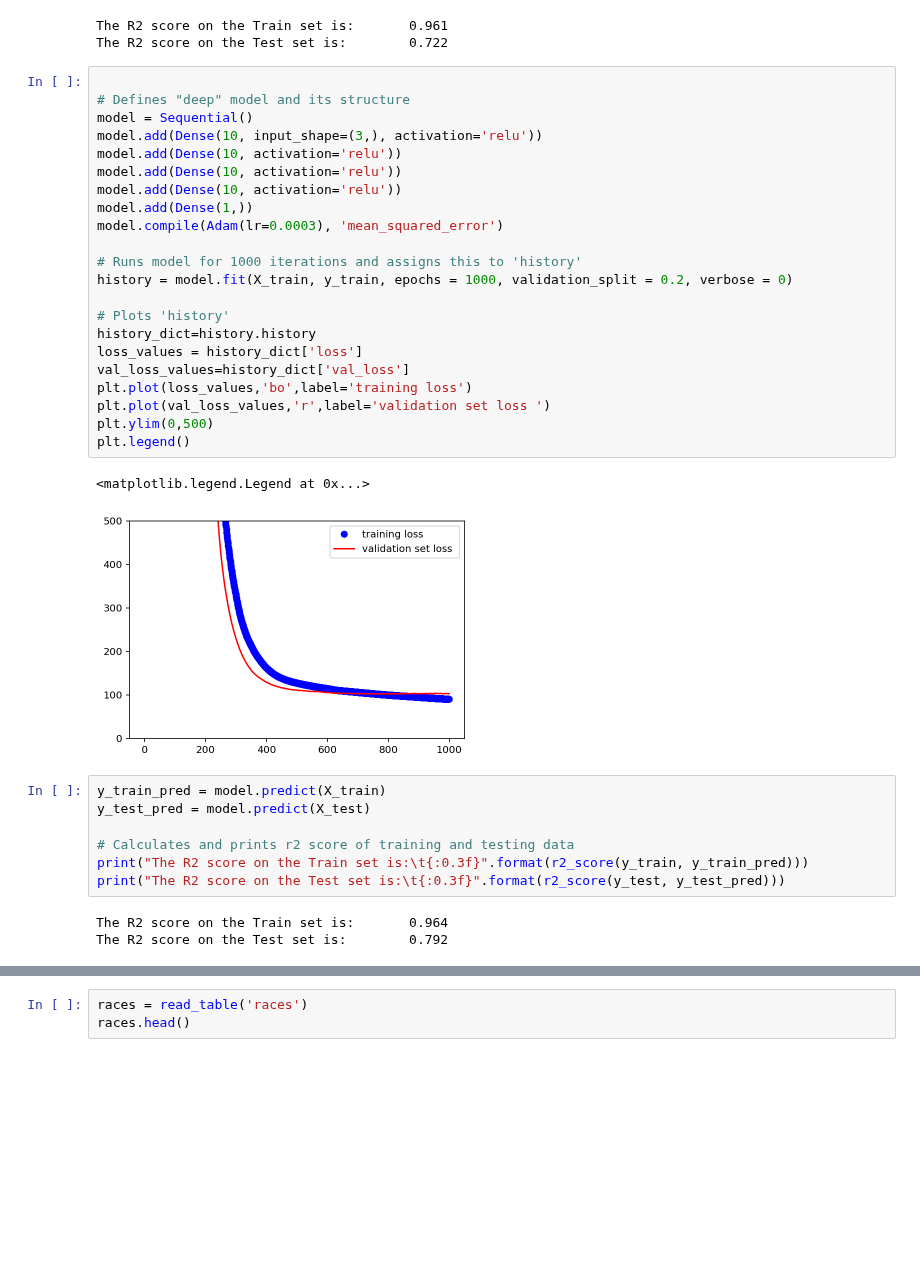
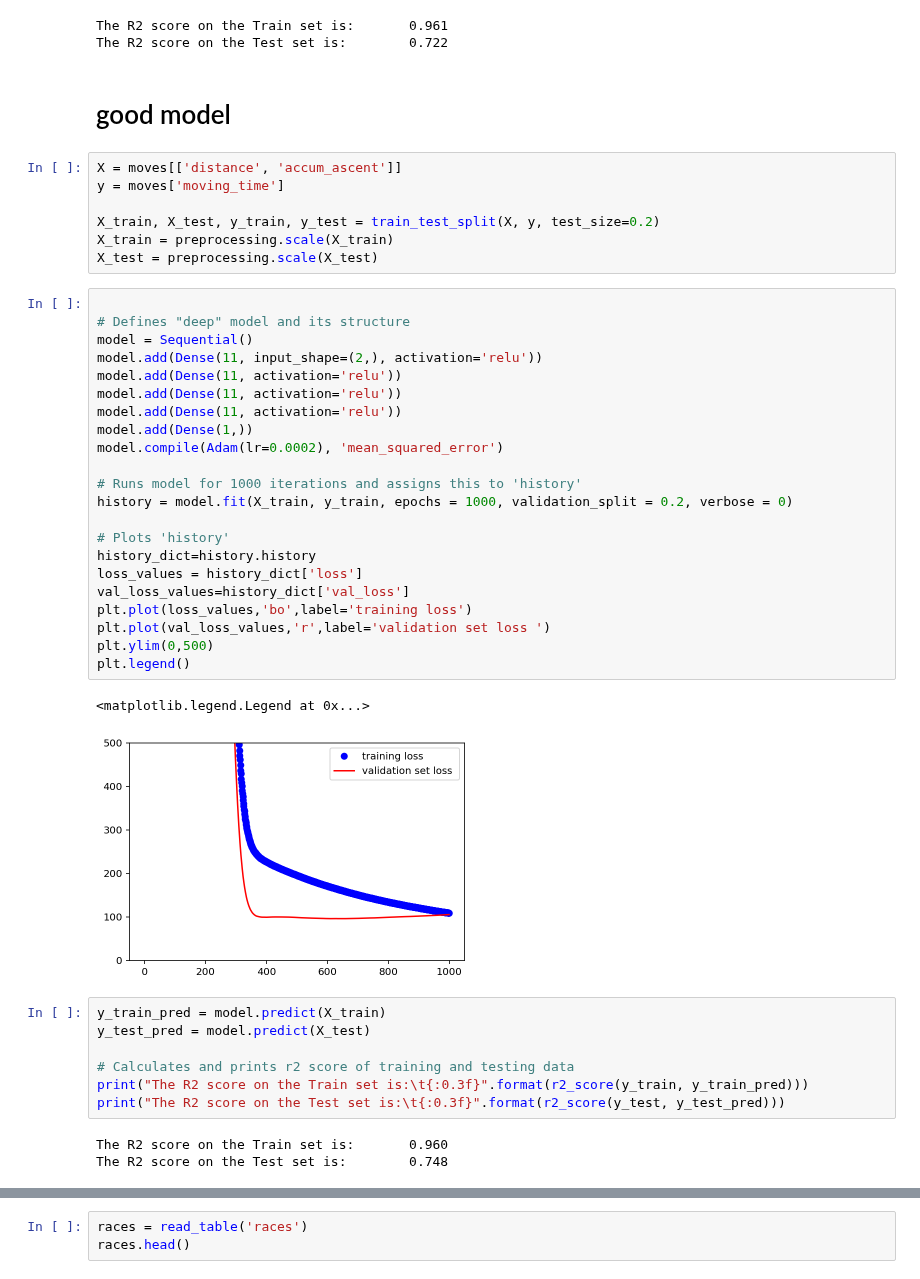
Before and after one commit to pausampietro/run_perfomance, a Jupyter notebook: 4. Regression Algorithms/4d. Regression - Neural Network Approach.ipynb, the cells around one changed output, grey strips where cells are left out. Cells and saved outputs as stored; diff of their text form; blank space fills up the shorter version.

Commit message:
2nd attemp NN, with only two input features (lay=3x11

```diff
--- a/4. Regression Algorithms/4d. Regression - Neural Network Approach.ipynb
+++ b/4. Regression Algorithms/4d. Regression - Neural Network Approach.ipynb
@@ -106,31 +106,40 @@ print("The R2 score on the Test set is:\t{:0.3f}".format(r2_score(y_test, y_test
 # %% [output]
 The R2 score on the Train set is:       0.961
 The R2 score on the Test set is:        0.722
+# %% [markdown]
+# good model
+# %%
+X = moves[['distance', 'accum_ascent']]
+y = moves['moving_time']
+
+X_train, X_test, y_train, y_test = train_test_split(X, y, test_size=0.2)
+X_train = preprocessing.scale(X_train)
+X_test = preprocessing.scale(X_test)
 # %%
 
 # Defines "deep" model and its structure
 model = Sequential()
-model.add(Dense(10, input_shape=(3,), activation='relu'))
-model.add(Dense(10, activation='relu'))
-model.add(Dense(10, activation='relu'))
-model.add(Dense(10, activation='relu'))
+model.add(Dense(11, input_shape=(2,), activation='relu'))
+model.add(Dense(11, activation='relu'))
+model.add(Dense(11, activation='relu'))
+model.add(Dense(11, activation='relu'))
 model.add(Dense(1,))
-model.compile(Adam(lr=0.0003), 'mean_squared_error')
+model.compile(Adam(lr=0.0002), 'mean_squared_error')
 
 # Runs model for 1000 iterations and assigns this to 'history'
 history = model.fit(X_train, y_train, epochs = 1000, validation_split = 0.2, verbose = 0)
 
 # Plots 'history'
 history_dict=history.history
 loss_values = history_dict['loss']
 val_loss_values=history_dict['val_loss']
 plt.plot(loss_values,'bo',label='training loss')
 plt.plot(val_loss_values,'r',label='validation set loss ')
 plt.ylim(0,500)
 plt.legend()
 # %% [output]
 <matplotlib.legend.Legend at 0x...>
-[figure, old version]
+[figure, new version]
 # %%
 y_train_pred = model.predict(X_train)
 y_test_pred = model.predict(X_test)
@@ -139,8 +148,8 @@ y_test_pred = model.predict(X_test)
 print("The R2 score on the Train set is:\t{:0.3f}".format(r2_score(y_train, y_train_pred)))
 print("The R2 score on the Test set is:\t{:0.3f}".format(r2_score(y_test, y_test_pred)))
 # %% [output]
-The R2 score on the Train set is:       0.964
-The R2 score on the Test set is:        0.792
+The R2 score on the Train set is:       0.960
+The R2 score on the Test set is:        0.748
 # %%
 # Defines "deep" model and its structure
 model = Sequential()
```
Also changed, not shown: parts of 6 cells of this notebook.
